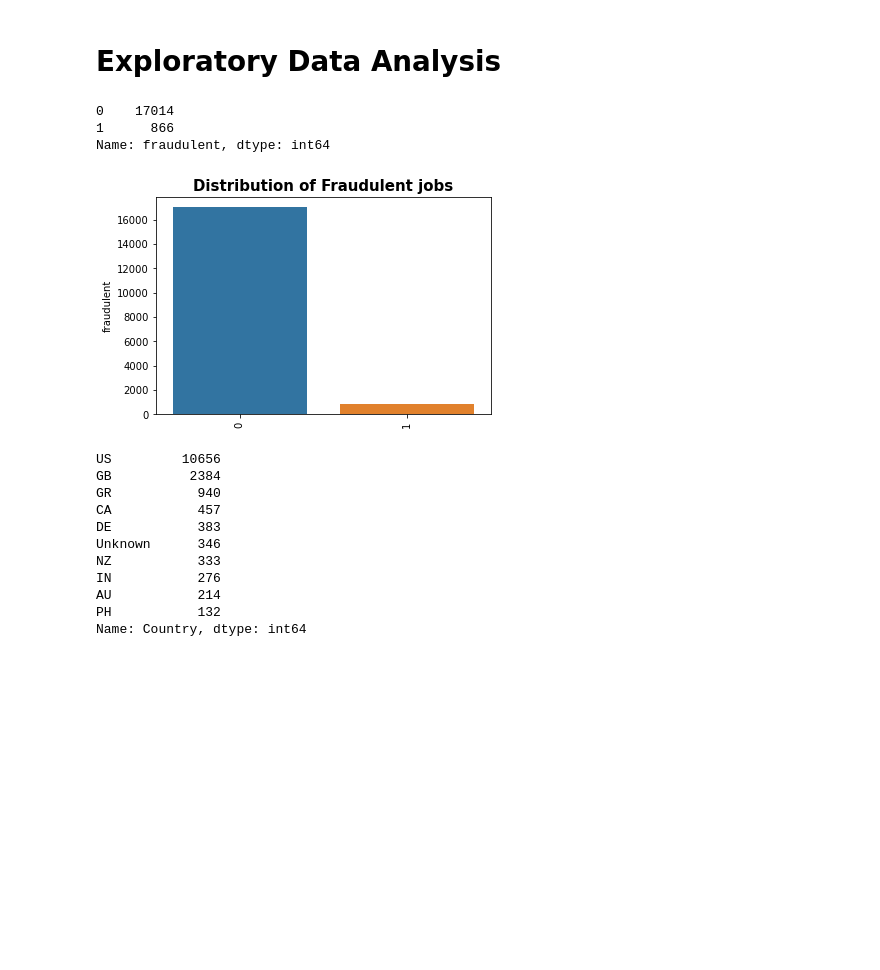
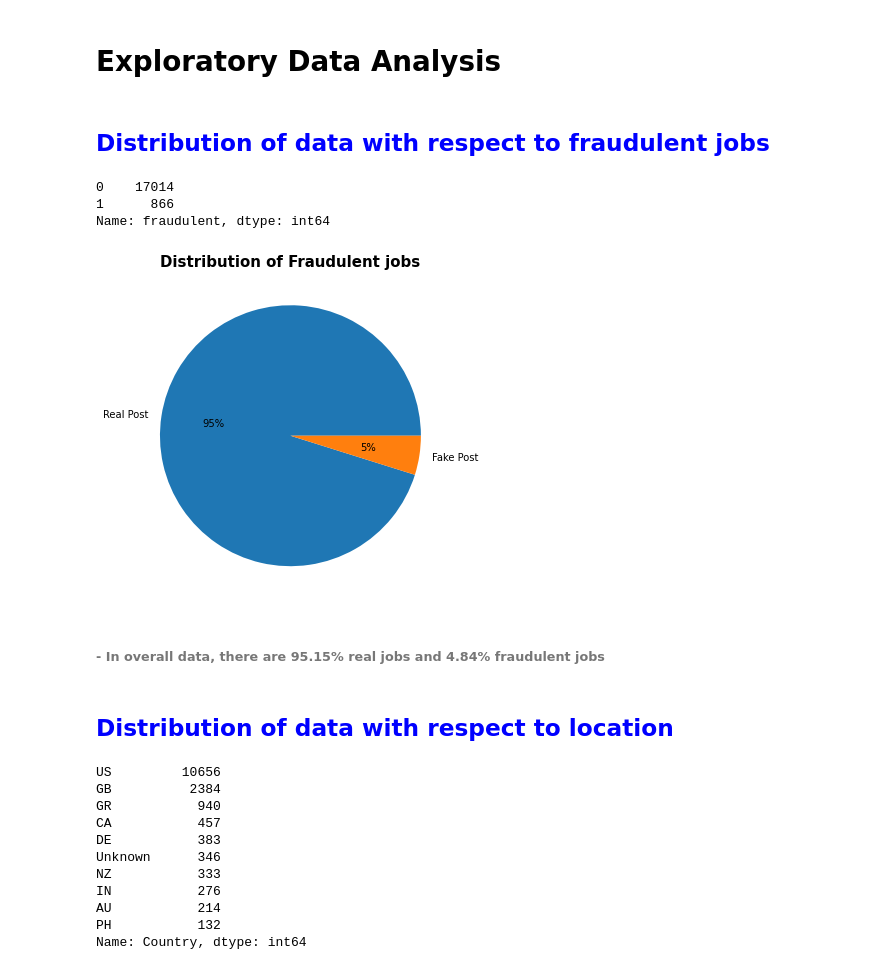
Before and after one commit to Shrestha097/Python_proj_EAS503, a Jupyter notebook: RealVsFakeJobPosting.ipynb, the cells around one changed output. Saved outputs shown, nothing was run; the diff lists cells and outputs as text; code cells hidden in the pictures; blank space fills up the shorter version.

```diff
--- a/RealVsFakeJobPosting.ipynb
+++ b/RealVsFakeJobPosting.ipynb
@@ -906,6 +863,8 @@ print(res)
 [('Titles',), ('Departments',), ('Salaries',), ('Requirements',), ('Benefits',), ('Telecommuting',), ('Companylogo',), ('HasQuestions',), ('EmploymentTypes',), ('RequiredExperiences',), ('RequiredEduc ...
 # %% [markdown]
 # Exploratory Data Analysis
+# %% [markdown]
+<h2 style = "color : Blue"> Distribution of data with respect to fraudulent jobs </h2>
 # %%
 sql_statement_eda = """
 select
@@ -919,13 +878,23 @@ print(fraudulent_dist)
 0    17014
 1      866
 Name: fraudulent, dtype: int64
-# %%
-chart = sns.barplot(x=fraudulent_dist.index, y=fraudulent_dist)
-chart.set_xticklabels(chart.get_xticklabels(), rotation=90)
-plt.title('Distribution of Fraudulent jobs',size=15, weight='bold')
-plt.show()
-# %% [output]
-[figure, removed]
+# %%
+sql_statement_fra = """
+select count(p.job_id) as JobPostings,fraudulent from posting p group by fraudulent
+"""
+df_fr = pd.read_sql_query(sql_statement_fra,conn1)
+plt.figure(figsize=(10,6))
+plt.title('Distribution of Fraudulent jobs',size=15, weight='bold')
+plt.pie(df_fr['JobPostings'], labels = ['Real Post', 'Fake Post'], autopct='%1.0f%%');
+plt.show()
+
+plt.show()
+# %% [output]
+[figure, added]
+# %% [markdown]
+###### - In overall data, there are 95.15% real jobs and 4.84% fraudulent jobs
+# %% [markdown]
+<h2 style = "color : Blue"> Distribution of data with respect to location </h2>
 # %%
 sql_statement_eda_loc = """
 select
```
Also changed, not shown: parts of 139 cells of this notebook.
